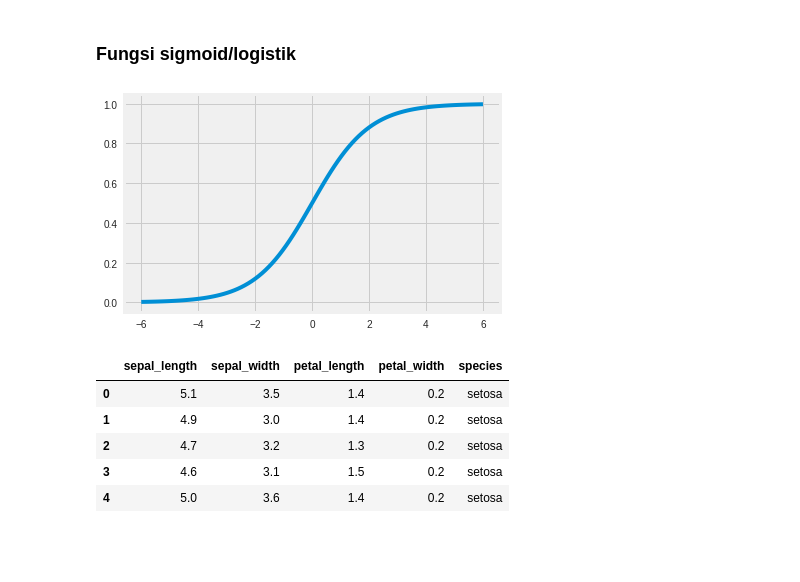
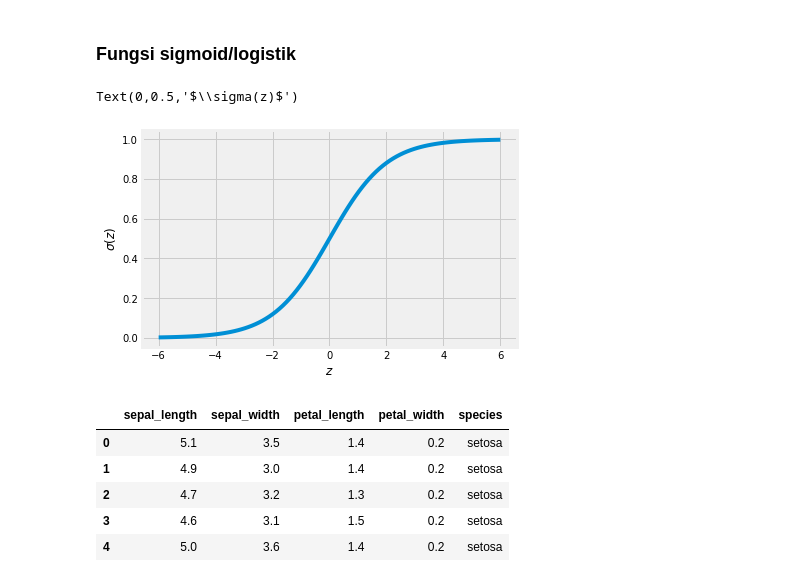
Before and after one commit to aliakbars/uai-ai, a Jupyter notebook: scripts/lab1.ipynb, the cells around one changed output. Cells and saved outputs as stored; diff of their text form; code cells hidden in the pictures; blank space fills up the shorter version.

```diff
--- a/scripts/lab1.ipynb
+++ b/scripts/lab1.ipynb
@@ -231,10 +242,13 @@ ax.set_ylabel('MSE');
 # %%
 x = np.linspace(-6,6,100)
 y = 1 / (1 + np.exp(-x))
 
-plt.plot(x, y);
+plt.plot(x, y)
+plt.xlabel('$z$')
+plt.ylabel('$\sigma(z)$')
 # %% [output]
+Text(0,0.5,'$\\sigma(z)$')
-[figure, old version]
+[figure, new version]
 # %%
 df = sns.load_dataset('iris')
 df = df[df.species.isin(['setosa', 'versicolor'])]
```
Also changed, not shown: parts of 16 cells of this notebook, 2 other files.
